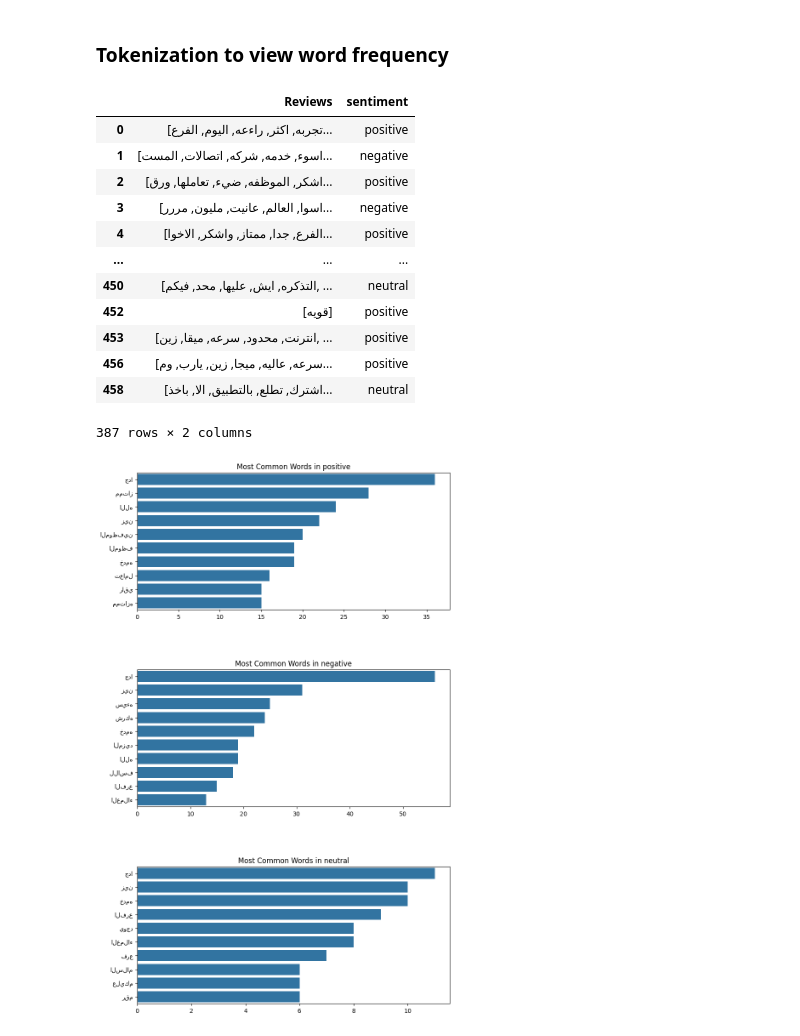
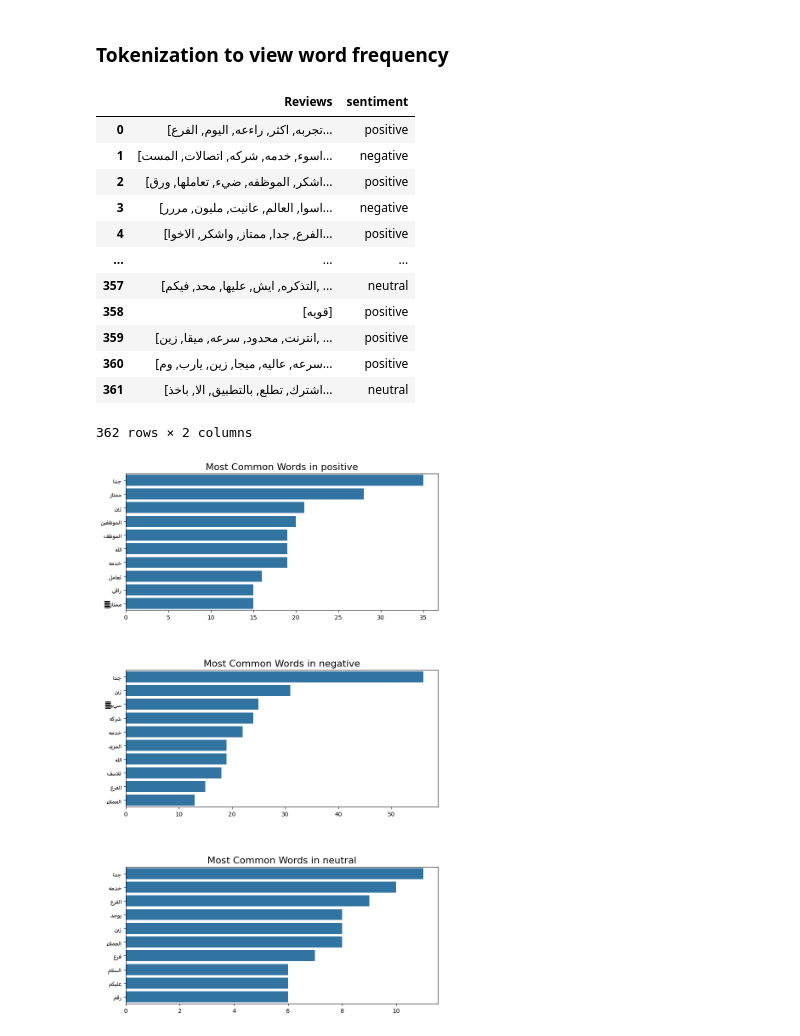
Before and after one commit to shaaleissa/Data-Mining-Project, a Jupyter notebook: cleaning_data_try2.ipynb, the cells around one changed output. Cells and saved outputs as stored; diff of their text form; code cells hidden in the pictures.

```diff
--- a/cleaning_data_try2.ipynb
+++ b/cleaning_data_try2.ipynb
@@ -161,3 +171,6 @@ print(df)
+# %%
+# after manual cleaning
+df=pd.read_csv('cleaned_dataset.csv')
 # %% [markdown]
 ## Visualization
 # %%
@@ -192,15 +205,17 @@ df_for_tokenization
 | 3 | [اسوا, العالم, عانيت, مليون, مررر... | negative |
 | 4 | [الفرع, جدا, ممتاز, واشكر, الاخوا... | positive |
 | ... | ... | ... |
-| 450 | [التذكره, ايش, عليها, محد, فيكم, ... | neutral |
-| 452 | [قويه] | positive |
-| 453 | [انترنت, محدود, سرعه, ميقا, زين, ... | positive |
-| 456 | [سرعه, عاليه, ميجا, زين, يارب, وم... | positive |
-| 458 | [اشترك, تطلع, بالتطبيق, الا, باخذ... | neutral |
+| 357 | [التذكره, ايش, عليها, محد, فيكم, ... | neutral |
+| 358 | [قويه] | positive |
+| 359 | [انترنت, محدود, سرعه, ميقا, زين, ... | positive |
+| 360 | [سرعه, عاليه, ميجا, زين, يارب, وم... | positive |
+| 361 | [اشترك, تطلع, بالتطبيق, الا, باخذ... | neutral |
-387 rows × 2 columns
+362 rows × 2 columns
 # %%
 import matplotlib.pyplot as plt
 from collections import Counter
+import arabic_reshaper
+from bidi.algorithm import get_display
 
 def get_most_common_words_by_class(df, n=10):
     """Get the most common words for each class."""
@@ -215,23 +230,30 @@ def get_most_common_words_by_class(df, n=10):
     return common_words
 
 def plot_most_common_words(common_words):
-    """Plot the most common words for each class."""
+    """Plot the most common words for each class, applying Arabic reshaping."""
     # Create a figure with subplots
-    fig, axes = plt.subplots(len(common_words), 1, figsize=(10, 15))
+    fig, axes = plt.subplots(len(common_words), 1, figsize=(10, 15), squeeze=False)  # Ensure axes is always 2D
     fig.tight_layout(pad=8.0)
 
     for i, (cls, words) in enumerate(common_words.items()):
         words, frequencies = zip(*words)
-        sns.barplot(x=list(frequencies), y=list(words), ax=axes[i])
-        axes[i].set_title(f'Most Common Words in {cls}')
+        # Reshape words for correct Arabic rendering
+        reshaped_words = [get_display(arabic_reshaper.reshape(word)) for word in words]
+
+        ax = sns.barplot(x=list(frequencies), y=reshaped_words, ax=axes[i, 0])
+        ax.set_title(f'Most Common Words in {get_display(arabic_reshaper.reshape(cls))}', fontsize=16)
+
+        # Set font for both title and y-tick labels to 'Al Bayan'
+        ax.title.set_fontname('sans')
+        for label in ax.get_yticklabels():
+            label.set_fontname('SF Arabic')
 
     plt.show()
 # %%
-plt.rcParams['font.family'] = 'sans'
 # Get the most common words by class
 common_words = get_most_common_words_by_class(df_for_tokenization, n=10)  # Adjust n as needed
 
 # Plot the most common words
 plot_most_common_words(common_words)
 # %% [output]
-[figure, old version]
+[figure, new version]
```
Also changed, not shown: parts of 6 cells of this notebook, 2 other files.
